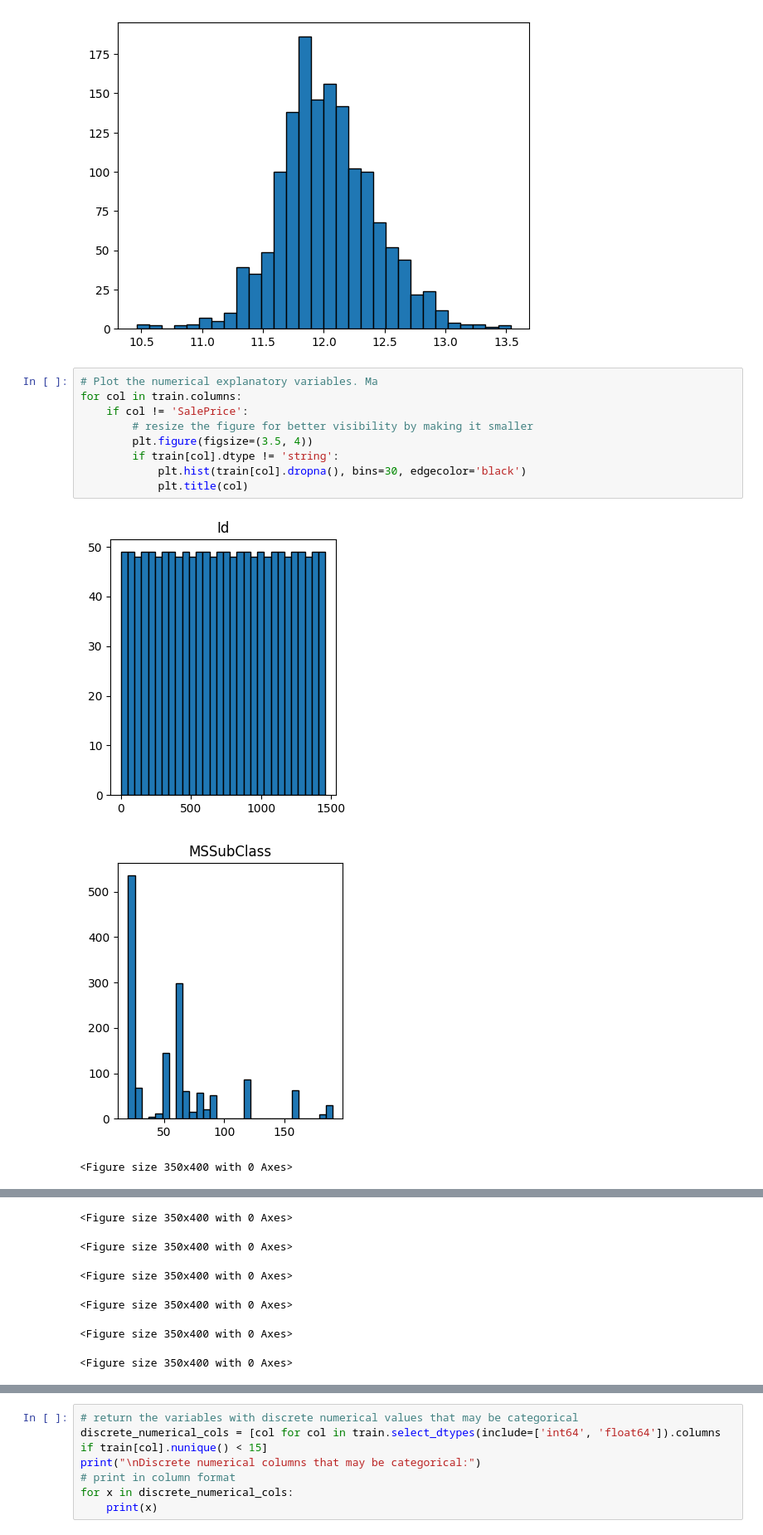
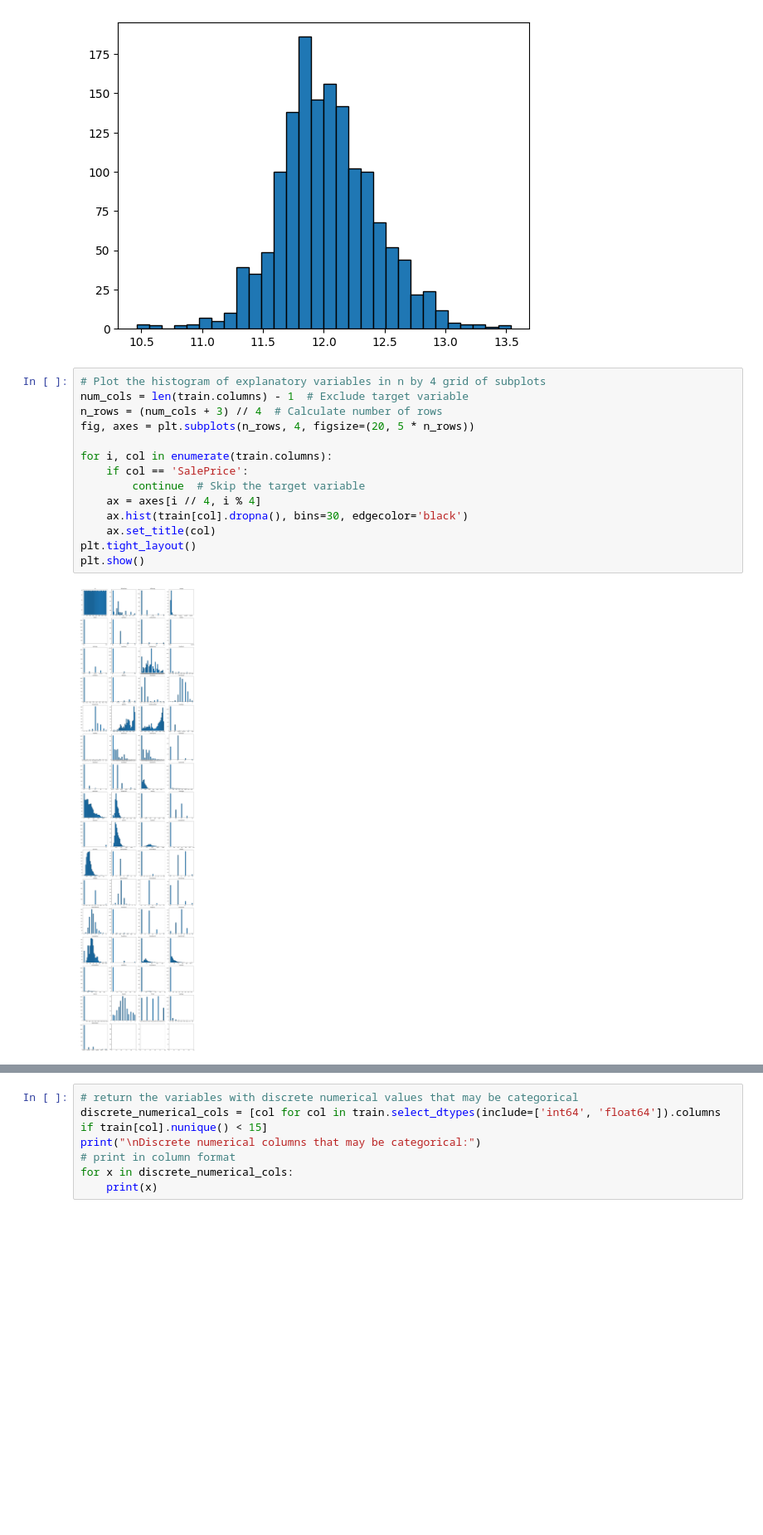
Before and after one commit to joseph-m-pasia/kg-house-price-prediction, a Jupyter notebook: notebooks/00_eda.ipynb, the cells around one changed output, grey strips where cells are left out. Shown at 83% size. Cells and saved outputs as stored; diff of their text form; blank space fills up the shorter version.

```diff
--- a/notebooks/00_eda.ipynb
+++ b/notebooks/00_eda.ipynb
@@ -168,15 +178,18 @@ plt.hist(np.log1p(train['SalePrice']), bins=30, edgecolor='black')
  <BarContainer object of 30 artists>)
 [figure]
 # %%
-# Plot the numerical explanatory variables. Ma
-for col in train.columns:
-    if col != 'SalePrice':
-        # resize the figure for better visibility by making it smaller
-        plt.figure(figsize=(3.5, 4))
-        if train[col].dtype != 'string':
-            plt.hist(train[col].dropna(), bins=30, edgecolor='black')
-            plt.title(col)
+# Plot the histogram of explanatory variables in n by 4 grid of subplots
+num_cols = len(train.columns) - 1  # Exclude target variable
+n_rows = (num_cols + 3) // 4  # Calculate number of rows
+fig, axes = plt.subplots(n_rows, 4, figsize=(20, 5 * n_rows))
+
+for i, col in enumerate(train.columns):
+    if col == 'SalePrice':
+        continue  # Skip the target variable
+    ax = axes[i // 4, i % 4]
+    ax.hist(train[col].dropna(), bins=30, edgecolor='black')
+    ax.set_title(col)
+plt.tight_layout()
+plt.show()
 # %% [output]
-[figure, old version]
+[figure, new version]
-[figure, removed]
-<Figure size 350x400 with 0 Axes>
@@ -184,6 +195,0 @@ for col in train.columns:
-<Figure size 350x400 with 0 Axes>
-<Figure size 350x400 with 0 Axes>
-<Figure size 350x400 with 0 Axes>
-<Figure size 350x400 with 0 Axes>
-<Figure size 350x400 with 0 Axes>
-<Figure size 350x400 with 0 Axes>
```
Also changed, not shown: parts of 11 cells of this notebook.
